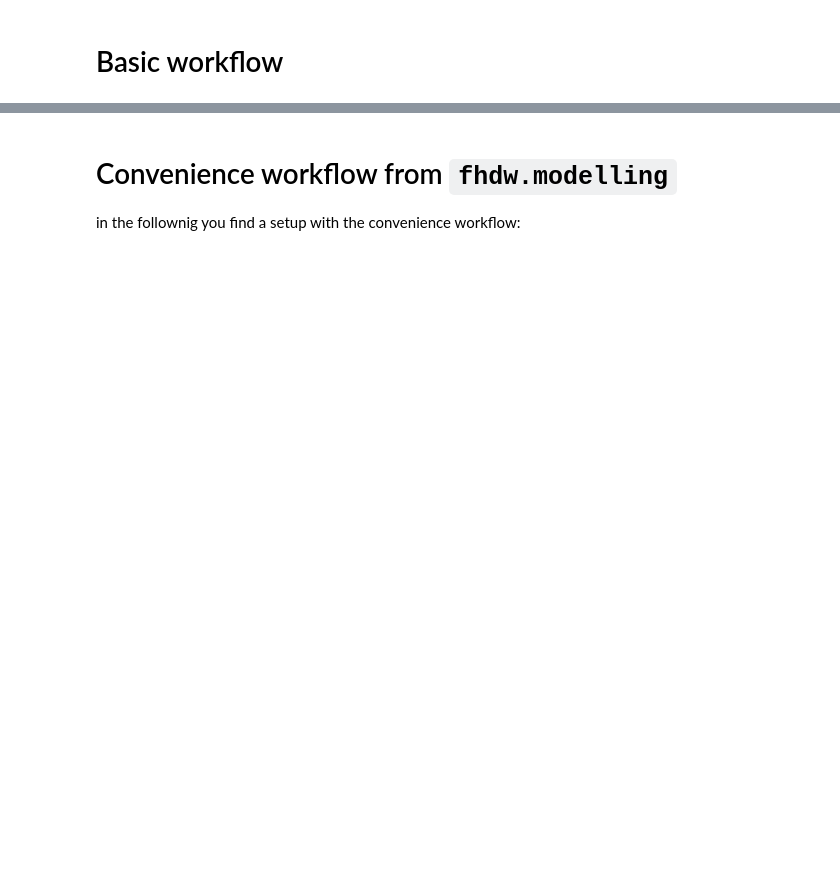
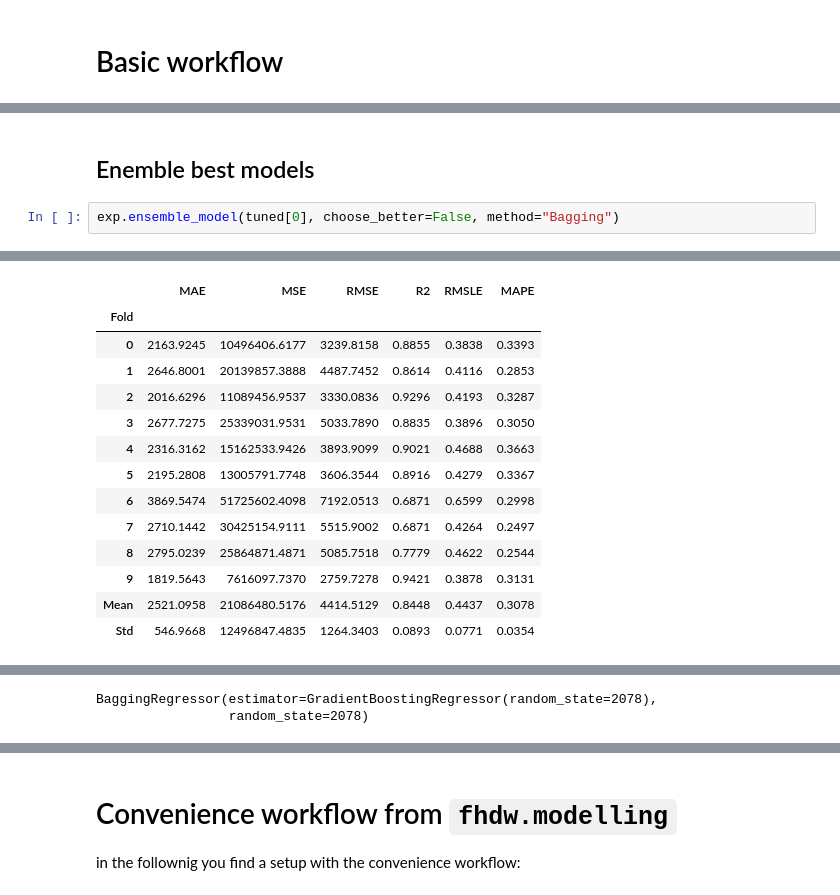
Before and after one commit to fhdw-forschung/modelling-tools, a Jupyter notebook: docs/test-functions.ipynb, the cells around one changed output, grey strips where cells are left out. Cells and saved outputs as stored; diff of their text form; blank space fills up the shorter version.

```diff
--- a/docs/test-functions.ipynb
+++ b/docs/test-functions.ipynb
@@ -143,0 +177,5 @@ BayesianRidge(alpha_1=0.2, alpha_2=0.05, compute_score=True, lambda_1=0.2,
+# %% [markdown]
+## Enemble best models
+# %%
+exp.ensemble_model(tuned[0], choose_better=False, method="Bagging")
+# %% [output]
@@ -143,0 +183,14 @@ BayesianRidge(alpha_1=0.2, alpha_2=0.05, compute_score=True, lambda_1=0.2,
+|  | MAE | MSE | RMSE | R2 | RMSLE | MAPE |
+| Fold |  |  |  |  |  |  |
+| 0 | 2163.9245 | 10496406.6177 | 3239.8158 | 0.8855 | 0.3838 | 0.3393 |
+| 1 | 2646.8001 | 20139857.3888 | 4487.7452 | 0.8614 | 0.4116 | 0.2853 |
+| 2 | 2016.6296 | 11089456.9537 | 3330.0836 | 0.9296 | 0.4193 | 0.3287 |
+| 3 | 2677.7275 | 25339031.9531 | 5033.7890 | 0.8835 | 0.3896 | 0.3050 |
+| 4 | 2316.3162 | 15162533.9426 | 3893.9099 | 0.9021 | 0.4688 | 0.3663 |
+| 5 | 2195.2808 | 13005791.7748 | 3606.3544 | 0.8916 | 0.4279 | 0.3367 |
+| 6 | 3869.5474 | 51725602.4098 | 7192.0513 | 0.6871 | 0.6599 | 0.2998 |
+| 7 | 2710.1442 | 30425154.9111 | 5515.9002 | 0.6871 | 0.4264 | 0.2497 |
+| 8 | 2795.0239 | 25864871.4871 | 5085.7518 | 0.7779 | 0.4622 | 0.2544 |
+| 9 | 1819.5643 | 7616097.7370 | 2759.7278 | 0.9421 | 0.3878 | 0.3131 |
+| Mean | 2521.0958 | 21086480.5176 | 4414.5129 | 0.8448 | 0.4437 | 0.3078 |
+| Std | 546.9668 | 12496847.4835 | 1264.3403 | 0.0893 | 0.0771 | 0.0354 |
@@ -143,0 +198,2 @@ BayesianRidge(alpha_1=0.2, alpha_2=0.05, compute_score=True, lambda_1=0.2,
+BaggingRegressor(estimator=GradientBoostingRegressor(random_state=2078),
+                 random_state=2078)
```
Also changed, not shown: parts of 29 cells of this notebook, 2 other files.
